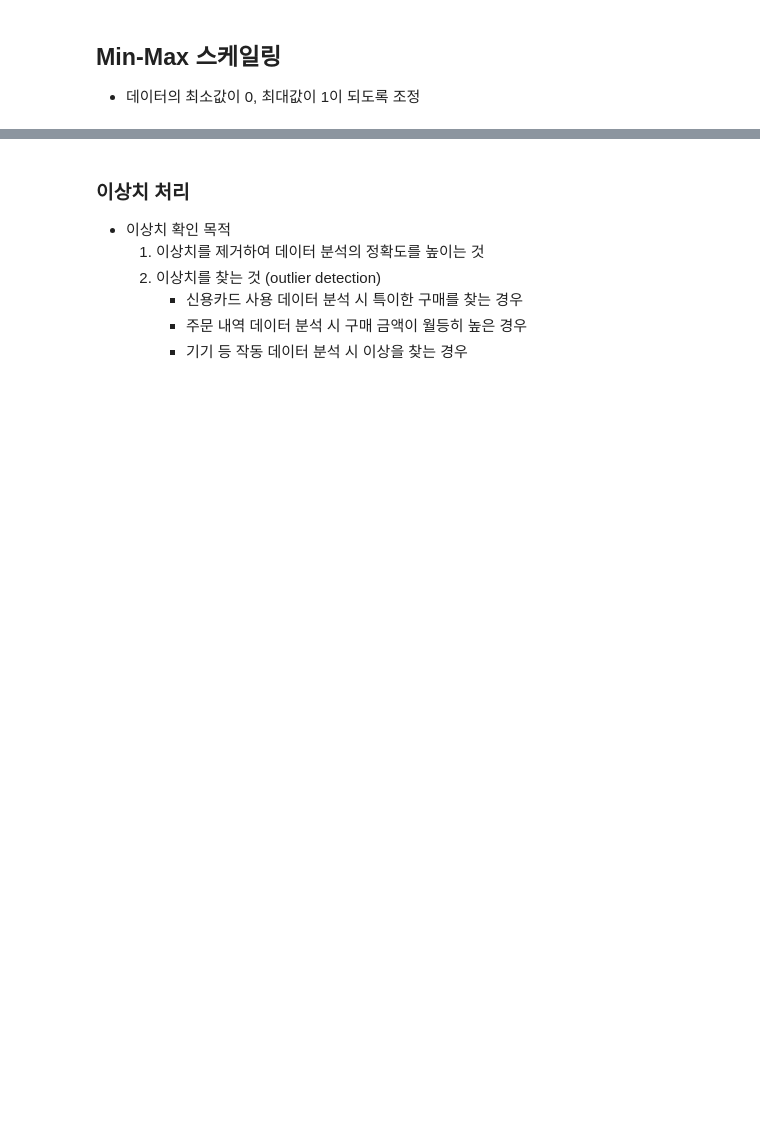
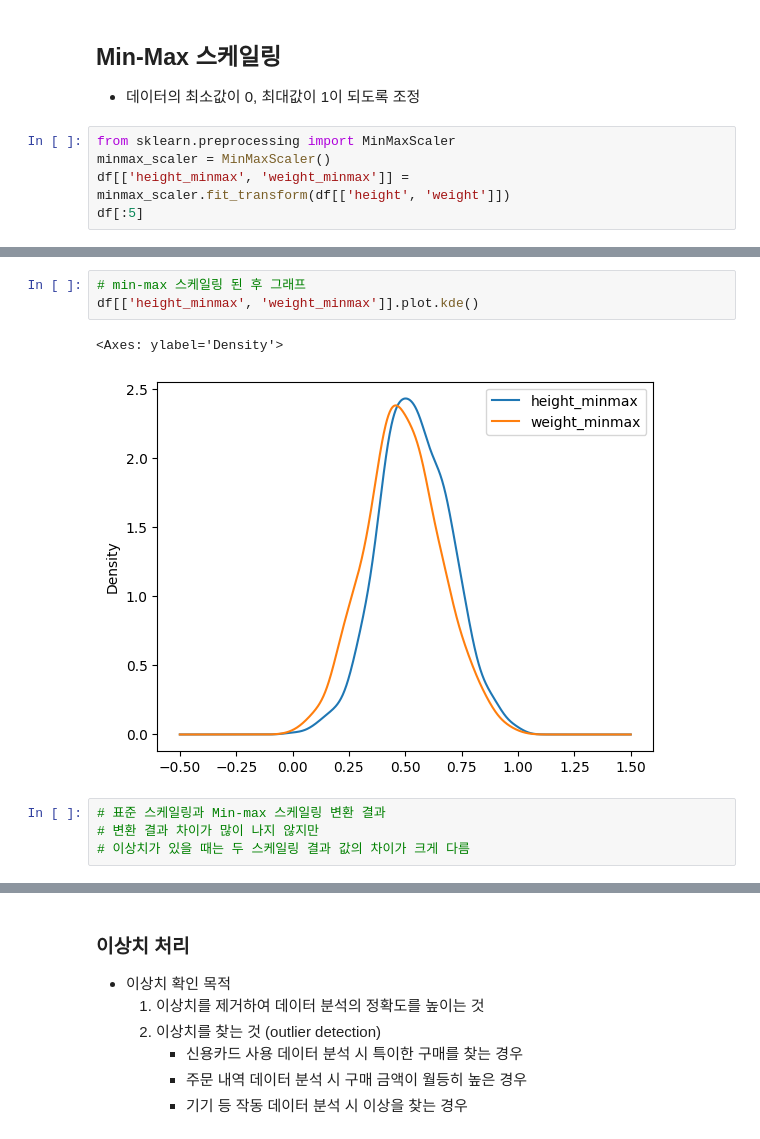
Before and after one commit to BangSungjoon/TIL, a Jupyter notebook: AIWorkspace/source_code/17.데이터 전처리.ipynb, the cells around one changed output, grey strips where cells are left out. Cells and saved outputs as stored; diff of their text form; blank space fills up the shorter version.

```diff
--- a/AIWorkspace/source_code/17.데이터 전처리.ipynb
+++ b/AIWorkspace/source_code/17.데이터 전처리.ipynb
@@ -219,3 +235,8 @@ df[['height_sc', 'weight_sc']].plot.kde()
 # %% [markdown]
 ## Min-Max 스케일링
 - 데이터의 최소값이 0, 최대값이 1이 되도록 조정
+# %%
+from sklearn.preprocessing import MinMaxScaler
+minmax_scaler = MinMaxScaler()
+df[['height_minmax', 'weight_minmax']] = minmax_scaler.fit_transform(df[['height', 'weight']])
+df[:5]
@@ -221,0 +250,10 @@ df[['height_sc', 'weight_sc']].plot.kde()
+# %%
+# min-max 스케일링 된 후 그래프
+df[['height_minmax', 'weight_minmax']].plot.kde()
+# %% [output]
+<Axes: ylabel='Density'>
+[figure, added]
+# %%
+# 표준 스케일링과 Min-max 스케일링 변환 결과
+# 변환 결과 차이가 많이 나지 않지만
+# 이상치가 있을 때는 두 스케일링 결과 값의 차이가 크게 다름
```
Also changed, not shown: parts of 64 cells of this notebook, 4 other files.
